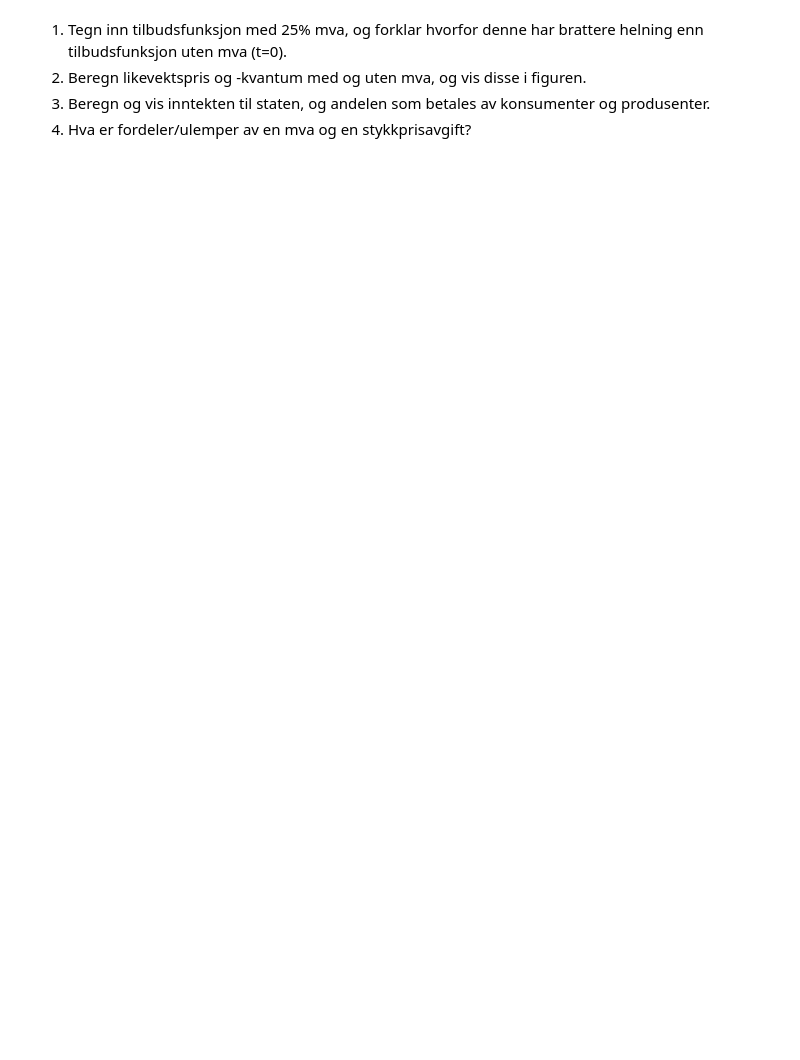
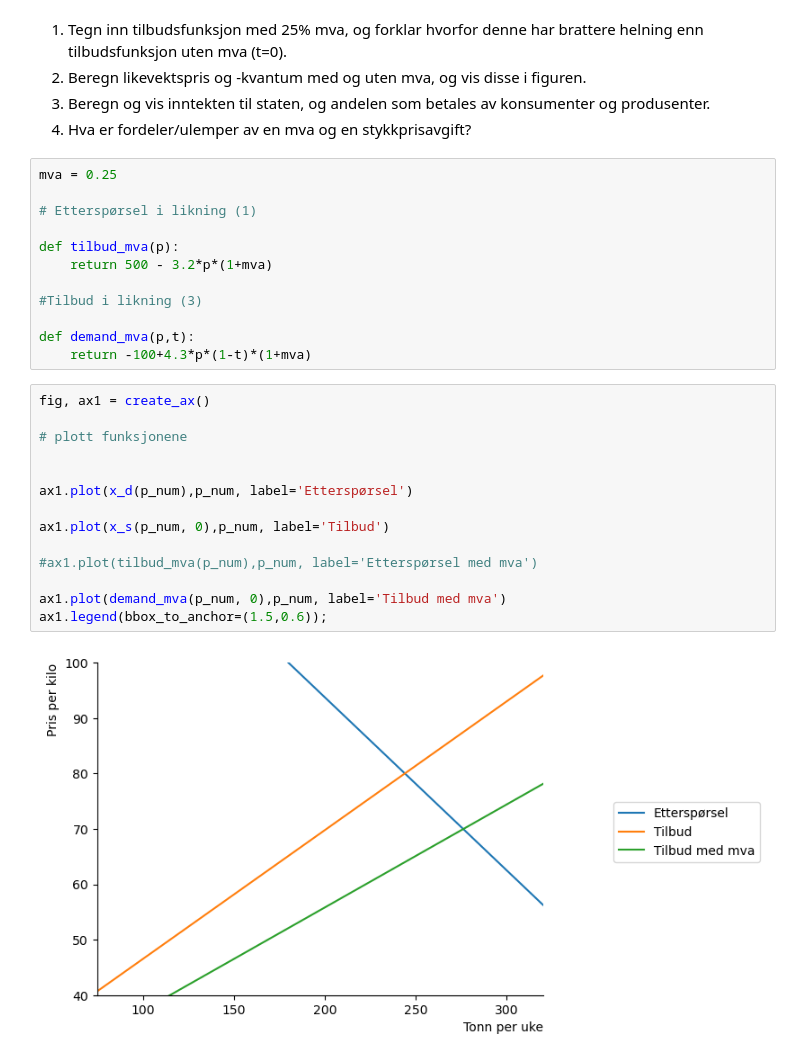
Before and after one commit to Danieljoha/Sok-1006, a Jupyter notebook: Arbeidskrav_2.ipynb, the cells around one changed output. Drawn from its saved outputs; the diff is of its cells as text; blank space fills up the shorter version.

```diff
--- a/Arbeidskrav_2.ipynb
+++ b/Arbeidskrav_2.ipynb
@@ -70,3 +70,31 @@ ax.legend(bbox_to_anchor=(1.5,0.6));
 2. Beregn likevektspris og -kvantum med og uten mva, og vis disse i figuren.
 3. Beregn og vis inntekten til staten, og andelen som betales av konsumenter og produsenter.
 4. Hva er fordeler/ulemper av en mva og en stykkprisavgift?
+# %%
+mva = 0.25
+
+# Etterspørsel i likning (1)
+
+def tilbud_mva(p):
+    return 500 - 3.2*p*(1+mva)
+
+#Tilbud i likning (3)
+
+def demand_mva(p,t):
+    return -100+4.3*p*(1-t)*(1+mva)
+# %%
+fig, ax1 = create_ax()
+
+# plott funksjonene
+
+
+ax1.plot(x_d(p_num),p_num, label='Etterspørsel')
+
+ax1.plot(x_s(p_num, 0),p_num, label='Tilbud')
+
+#ax1.plot(tilbud_mva(p_num),p_num, label='Etterspørsel med mva')
+
+ax1.plot(demand_mva(p_num, 0),p_num, label='Tilbud med mva')
+ax1.legend(bbox_to_anchor=(1.5,0.6));
+# %% [output]
+[figure, added]
```
Also changed, not shown: parts of 1 cell of this notebook.
